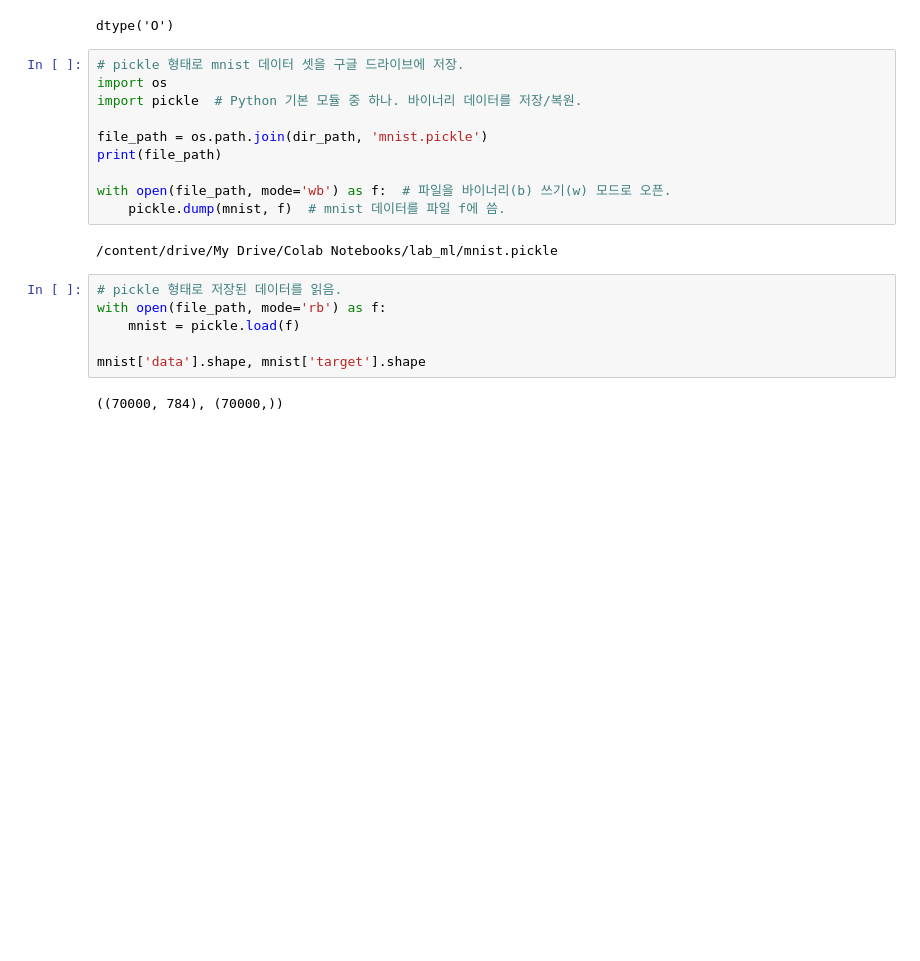
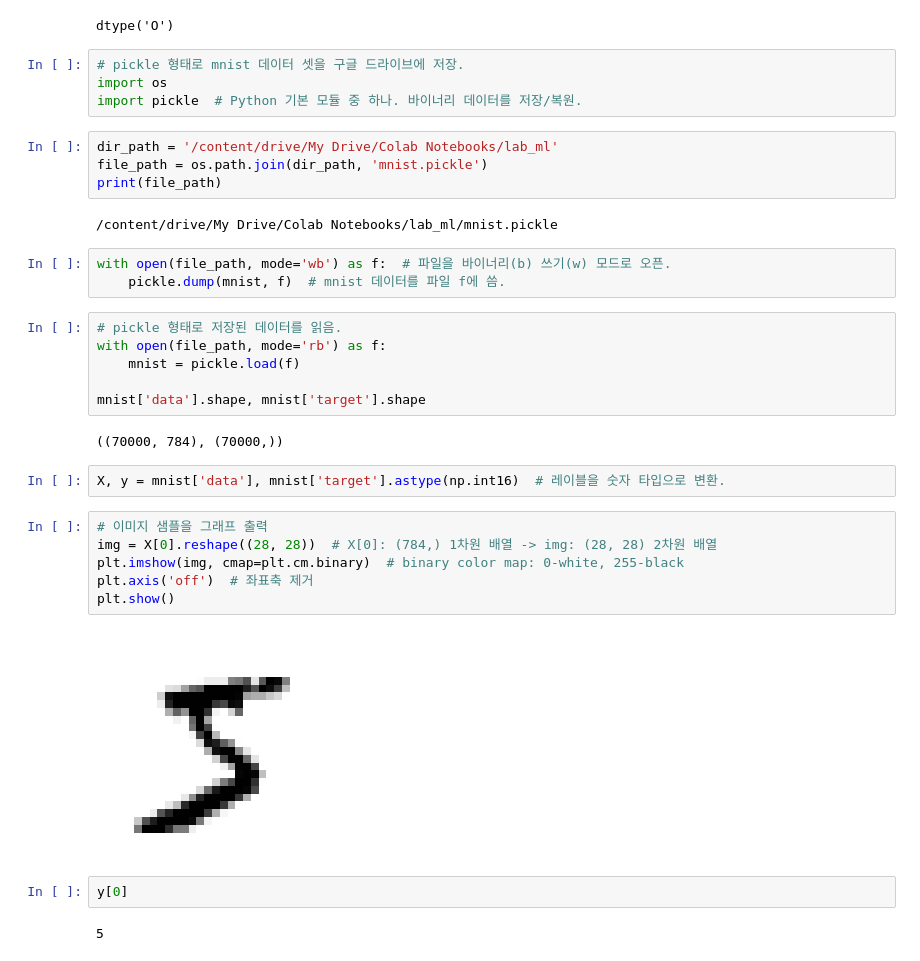
Before and after one commit to JakeOh/202007_itw_bd18, a Jupyter notebook: lab_ml/ml02_classification.ipynb, the cells around one changed output. Drawn from its saved outputs; the diff is of its cells as text; blank space fills up the shorter version.

Commit message:
Colaboratory를 통해 생성됨

```diff
--- a/lab_ml/ml02_classification.ipynb
+++ b/lab_ml/ml02_classification.ipynb
@@ -67,14 +65,15 @@ dtype('O')
 # pickle 형태로 mnist 데이터 셋을 구글 드라이브에 저장.
 import os
 import pickle  # Python 기본 모듈 중 하나. 바이너리 데이터를 저장/복원.
-
-file_path = os.path.join(dir_path, 'mnist.pickle')
-print(file_path)
-
-with open(file_path, mode='wb') as f:  # 파일을 바이너리(b) 쓰기(w) 모드로 오픈.
-    pickle.dump(mnist, f)  # mnist 데이터를 파일 f에 씀.
-# %% [output]
-/content/drive/My Drive/Colab Notebooks/lab_ml/mnist.pickle
+# %%
+dir_path = '/content/drive/My Drive/Colab Notebooks/lab_ml'
+file_path = os.path.join(dir_path, 'mnist.pickle')
+print(file_path)
+# %% [output]
+/content/drive/My Drive/Colab Notebooks/lab_ml/mnist.pickle
+# %%
+with open(file_path, mode='wb') as f:  # 파일을 바이너리(b) 쓰기(w) 모드로 오픈.
+    pickle.dump(mnist, f)  # mnist 데이터를 파일 f에 씀.
 # %%
 # pickle 형태로 저장된 데이터를 읽음.
 with open(file_path, mode='rb') as f:
@@ -83,3 +82,17 @@ with open(file_path, mode='rb') as f:
 mnist['data'].shape, mnist['target'].shape
 # %% [output]
 ((70000, 784), (70000,))
+# %%
+X, y = mnist['data'], mnist['target'].astype(np.int16)  # 레이블을 숫자 타입으로 변환.
+# %%
+# 이미지 샘플을 그래프 출력
+img = X[0].reshape((28, 28))  # X[0]: (784,) 1차원 배열 -> img: (28, 28) 2차원 배열
+plt.imshow(img, cmap=plt.cm.binary)  # binary color map: 0-white, 255-black
+plt.axis('off')  # 좌표축 제거
+plt.show()
+# %% [output]
+[figure, added]
+# %%
+y[0]
+# %% [output]
+5
```
Also changed, not shown: parts of 29 cells of this notebook.
